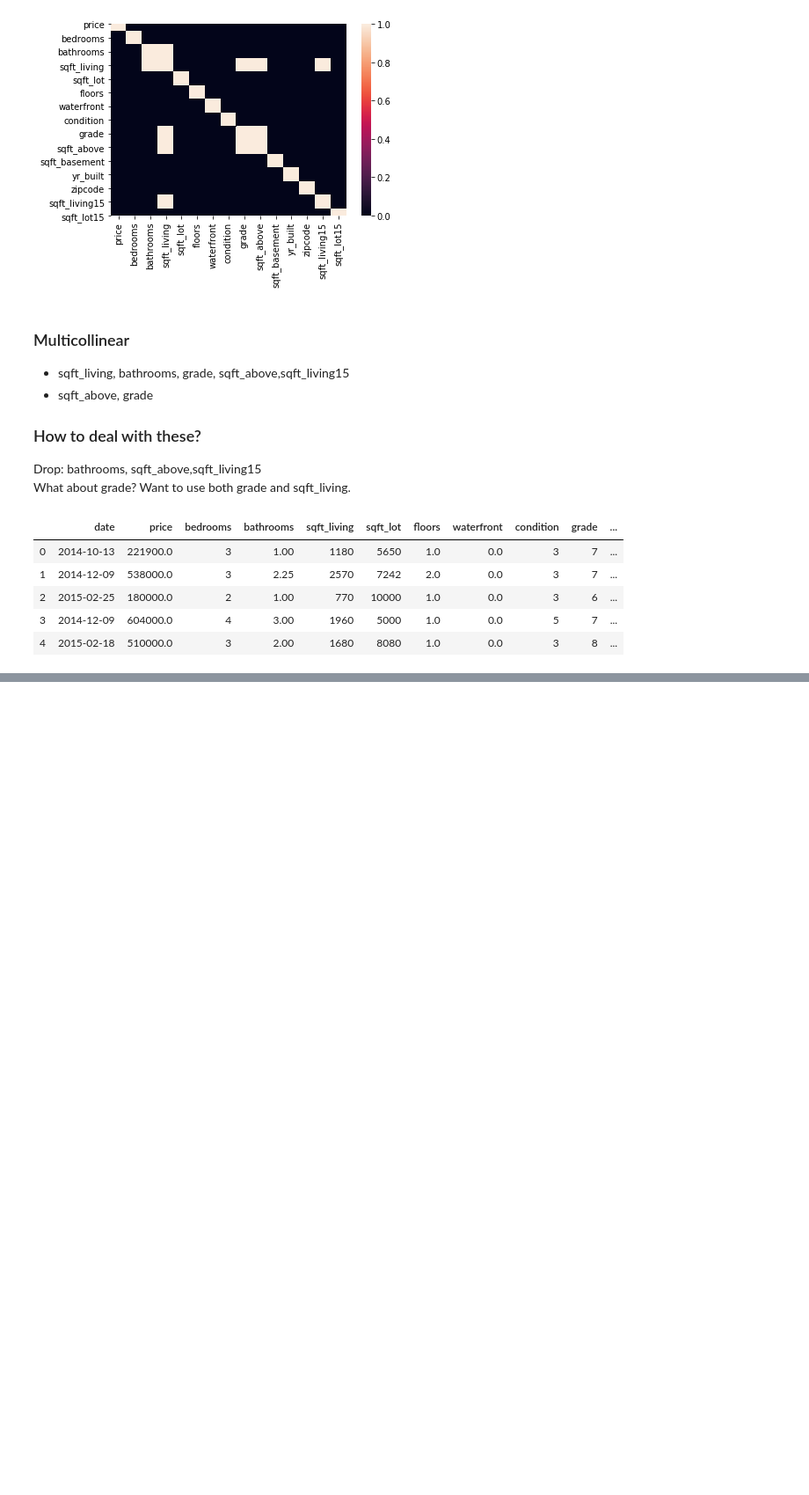
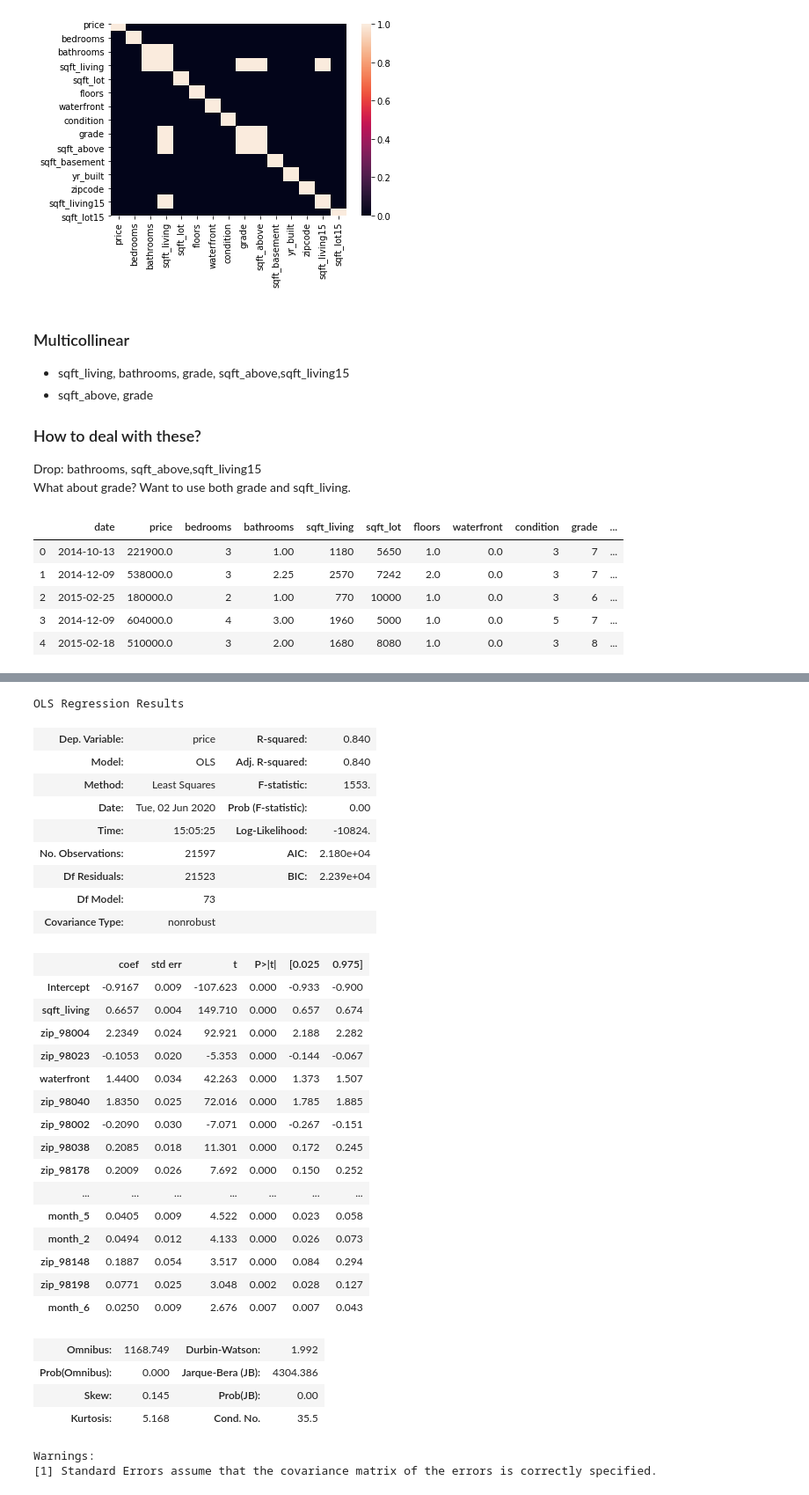
Before and after one commit to anbillinger/dsc-mod-2-project-v2-1-onl01-dtsc-ft-041320, a Jupyter notebook: student.ipynb, the cells around one changed output, grey strips where cells are left out. Shown at 88% size. Drawn from its saved outputs; the diff is of its cells as text; code cells hidden in the pictures; blank space fills up the shorter version.

```diff
--- a/student.ipynb
+++ b/student.ipynb
@@ -131,3 +109,41 @@ temp.corr()
+# %%
+#temp2 = temp.drop(lst_predictors,axis=1)
+f = 'price~'+'+'.join([x for x in lst_predictors])
+model = ols(f,temp).fit()
+model.summary()
+# %% [output]
+OLS Regression Results
+| Dep. Variable: | price | R-squared: | 0.840 |
+| Model: | OLS | Adj. R-squared: | 0.840 |
+| Method: | Least Squares | F-statistic: | 1553. |
+| Date: | Tue, 02 Jun 2020 | Prob (F-statistic): | 0.00 |
+| Time: | 15:05:25 | Log-Likelihood: | -10824. |
+| No. Observations: | 21597 | AIC: | 2.180e+04 |
+| Df Residuals: | 21523 | BIC: | 2.239e+04 |
+| Df Model: | 73 |  |  |
+| Covariance Type: | nonrobust |  |  |
+|  | coef | std err | t | P>|t| | [0.025 | 0.975] |
+| Intercept | -0.9167 | 0.009 | -107.623 | 0.000 | -0.933 | -0.900 |
+| sqft_living | 0.6657 | 0.004 | 149.710 | 0.000 | 0.657 | 0.674 |
+| zip_98004 | 2.2349 | 0.024 | 92.921 | 0.000 | 2.188 | 2.282 |
+| zip_98023 | -0.1053 | 0.020 | -5.353 | 0.000 | -0.144 | -0.067 |
+| waterfront | 1.4400 | 0.034 | 42.263 | 0.000 | 1.373 | 1.507 |
+| zip_98040 | 1.8350 | 0.025 | 72.016 | 0.000 | 1.785 | 1.885 |
+| zip_98002 | -0.2090 | 0.030 | -7.071 | 0.000 | -0.267 | -0.151 |
+| zip_98038 | 0.2085 | 0.018 | 11.301 | 0.000 | 0.172 | 0.245 |
+| zip_98178 | 0.2009 | 0.026 | 7.692 | 0.000 | 0.150 | 0.252 |
+| ... | ... | ... | ... | ... | ... | ... |
+| month_5 | 0.0405 | 0.009 | 4.522 | 0.000 | 0.023 | 0.058 |
+| month_2 | 0.0494 | 0.012 | 4.133 | 0.000 | 0.026 | 0.073 |
+| zip_98148 | 0.1887 | 0.054 | 3.517 | 0.000 | 0.084 | 0.294 |
+| zip_98198 | 0.0771 | 0.025 | 3.048 | 0.002 | 0.028 | 0.127 |
+| month_6 | 0.0250 | 0.009 | 2.676 | 0.007 | 0.007 | 0.043 |
+| Omnibus: | 1168.749 | Durbin-Watson: | 1.992 |
+| Prob(Omnibus): | 0.000 | Jarque-Bera (JB): | 4304.386 |
+| Skew: | 0.145 | Prob(JB): | 0.00 |
+| Kurtosis: | 5.168 | Cond. No. | 35.5 |
+Warnings:
+[1] Standard Errors assume that the covariance matrix of the errors is correctly specified.
 # %%
 lst = [2,6,7,8,9,10,11,12]
 lsttxt = ['month_'+str(x) for x in lst]
```
Also changed, not shown: parts of 13 cells of this notebook, 1 other file.
